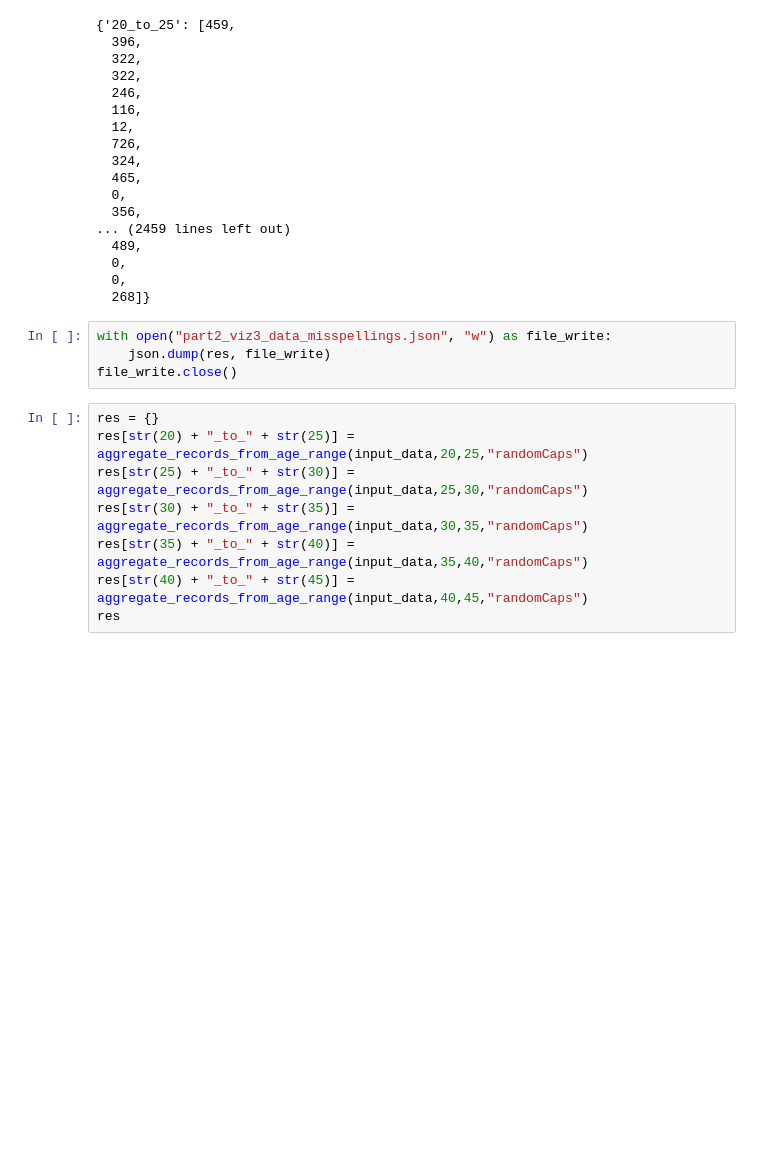
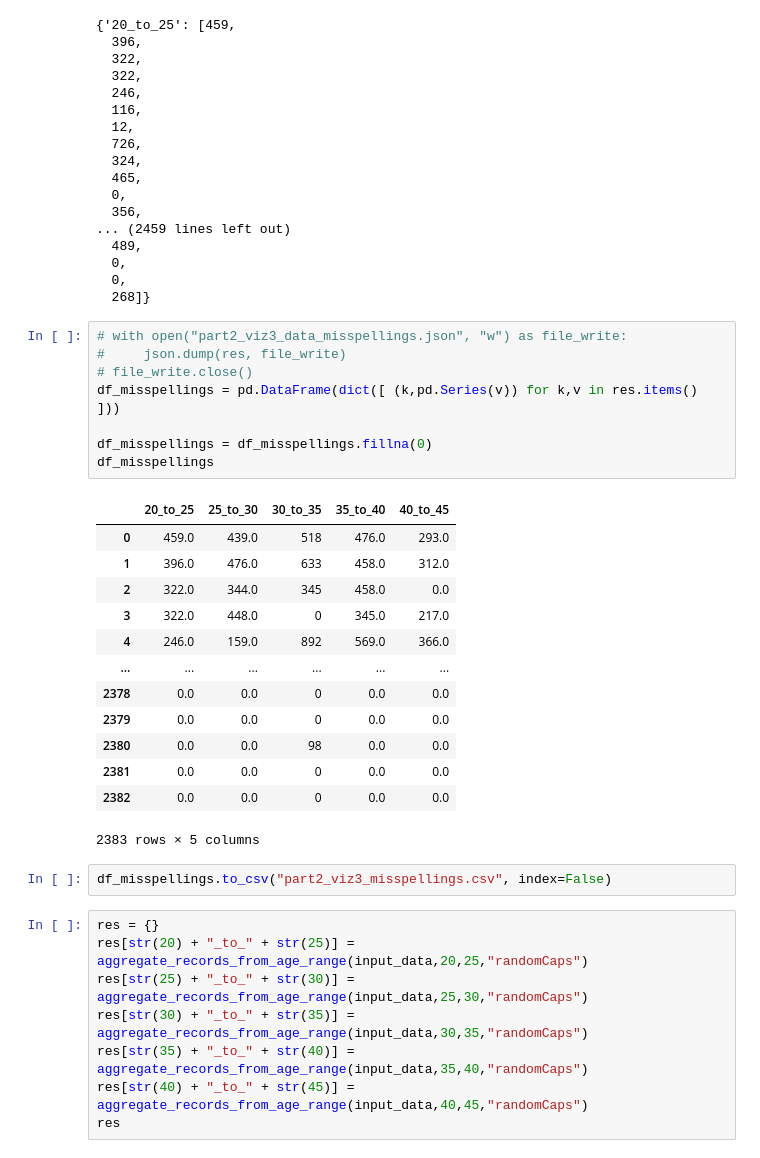
Before and after one commit to carlshi12r44/DSCI550_HW3, a Jupyter notebook: source/python_code/prepare_part2_data_prep.ipynb, the cells around one changed output. Saved outputs shown, nothing was run; the diff lists cells and outputs as text; blank space fills up the shorter version.

```diff
--- a/source/python_code/prepare_part2_data_prep.ipynb
+++ b/source/python_code/prepare_part2_data_prep.ipynb
@@ -194,9 +194,29 @@ res
   0,
   268]}
 # %%
-with open("part2_viz3_data_misspellings.json", "w") as file_write:
-    json.dump(res, file_write)
-file_write.close()
+# with open("part2_viz3_data_misspellings.json", "w") as file_write:
+#     json.dump(res, file_write)
+# file_write.close()
+df_misspellings = pd.DataFrame(dict([ (k,pd.Series(v)) for k,v in res.items() ]))
+
+df_misspellings = df_misspellings.fillna(0)
+df_misspellings
+# %% [output]
+|  | 20_to_25 | 25_to_30 | 30_to_35 | 35_to_40 | 40_to_45 |
+| 0 | 459.0 | 439.0 | 518 | 476.0 | 293.0 |
+| 1 | 396.0 | 476.0 | 633 | 458.0 | 312.0 |
+| 2 | 322.0 | 344.0 | 345 | 458.0 | 0.0 |
+| 3 | 322.0 | 448.0 | 0 | 345.0 | 217.0 |
+| 4 | 246.0 | 159.0 | 892 | 569.0 | 366.0 |
+| ... | ... | ... | ... | ... | ... |
+| 2378 | 0.0 | 0.0 | 0 | 0.0 | 0.0 |
+| 2379 | 0.0 | 0.0 | 0 | 0.0 | 0.0 |
+| 2380 | 0.0 | 0.0 | 98 | 0.0 | 0.0 |
+| 2381 | 0.0 | 0.0 | 0 | 0.0 | 0.0 |
+| 2382 | 0.0 | 0.0 | 0 | 0.0 | 0.0 |
+2383 rows × 5 columns
+# %%
+df_misspellings.to_csv("part2_viz3_misspellings.csv", index=False)
 # %%
 res = {}
 res[str(20) + "_to_" + str(25)] = aggregate_records_from_age_range(input_data,20,25,"randomCaps")
```
Also changed, not shown: parts of 3 cells of this notebook, 10 other files.
